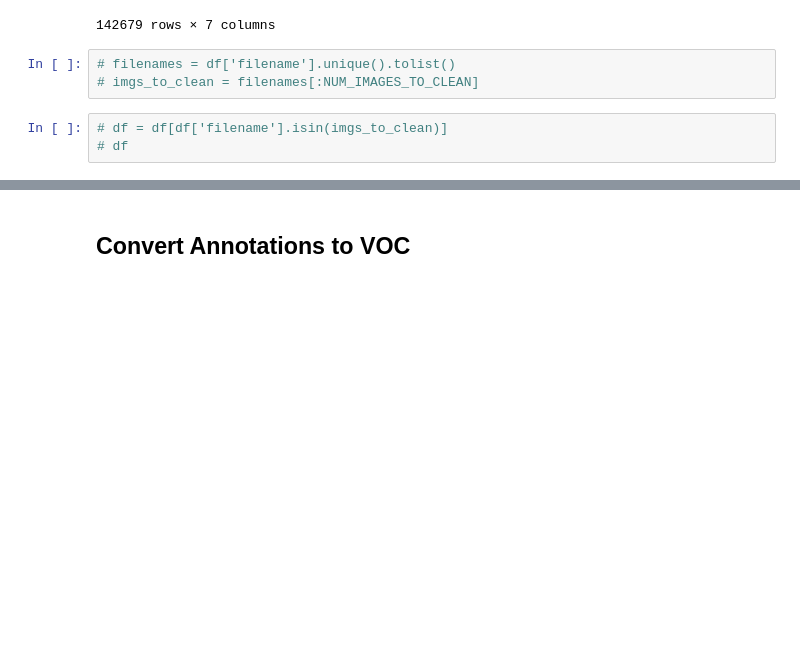
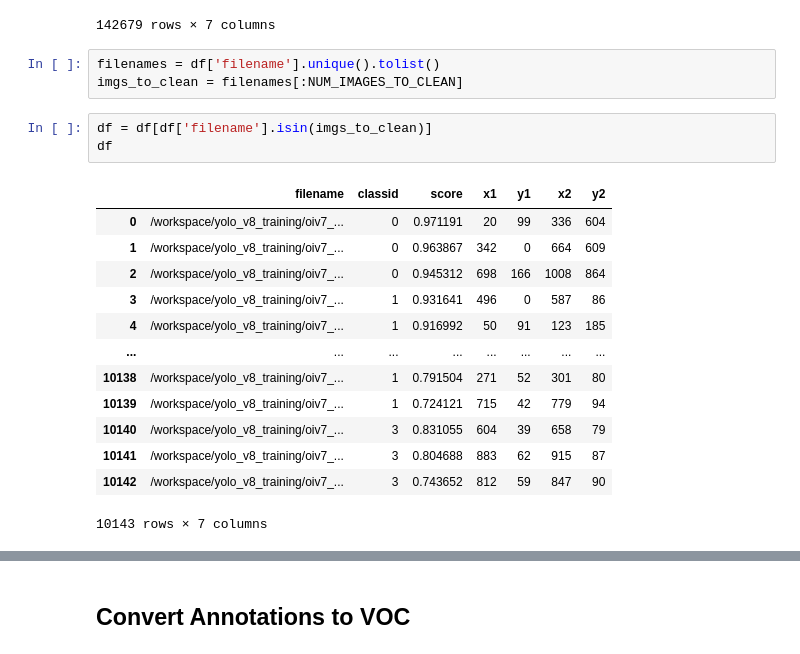
Before and after one commit to dnth/data-flywheel, a Jupyter notebook: notebooks/objectlab/00_load_data.ipynb, the cells around one changed output, grey strips where cells are left out. Drawn from its saved outputs; the diff is of its cells as text; blank space fills up the shorter version.

```diff
--- a/notebooks/objectlab/00_load_data.ipynb
+++ b/notebooks/objectlab/00_load_data.ipynb
@@ -28,11 +28,25 @@ df
 | 142678 | /workspace/yolo_v8_training/oiv7_... | 3 | 0.447754 | 232 | 472 | 249 | 493 |
 142679 rows × 7 columns
 # %%
-# filenames = df['filename'].unique().tolist()
-# imgs_to_clean = filenames[:NUM_IMAGES_TO_CLEAN]
+filenames = df['filename'].unique().tolist()
+imgs_to_clean = filenames[:NUM_IMAGES_TO_CLEAN]
 # %%
-# df = df[df['filename'].isin(imgs_to_clean)]
-# df
+df = df[df['filename'].isin(imgs_to_clean)]
+df
+# %% [output]
+|  | filename | classid | score | x1 | y1 | x2 | y2 |
+| 0 | /workspace/yolo_v8_training/oiv7_... | 0 | 0.971191 | 20 | 99 | 336 | 604 |
+| 1 | /workspace/yolo_v8_training/oiv7_... | 0 | 0.963867 | 342 | 0 | 664 | 609 |
+| 2 | /workspace/yolo_v8_training/oiv7_... | 0 | 0.945312 | 698 | 166 | 1008 | 864 |
+| 3 | /workspace/yolo_v8_training/oiv7_... | 1 | 0.931641 | 496 | 0 | 587 | 86 |
+| 4 | /workspace/yolo_v8_training/oiv7_... | 1 | 0.916992 | 50 | 91 | 123 | 185 |
+| ... | ... | ... | ... | ... | ... | ... | ... |
+| 10138 | /workspace/yolo_v8_training/oiv7_... | 1 | 0.791504 | 271 | 52 | 301 | 80 |
+| 10139 | /workspace/yolo_v8_training/oiv7_... | 1 | 0.724121 | 715 | 42 | 779 | 94 |
+| 10140 | /workspace/yolo_v8_training/oiv7_... | 3 | 0.831055 | 604 | 39 | 658 | 79 |
+| 10141 | /workspace/yolo_v8_training/oiv7_... | 3 | 0.804688 | 883 | 62 | 915 | 87 |
+| 10142 | /workspace/yolo_v8_training/oiv7_... | 3 | 0.743652 | 812 | 59 | 847 | 90 |
+10143 rows × 7 columns
 # %%
 # Create the mapping dictionary
 label_map = {0: 'person', 1: 'head', 2: 'hand', 3: 'face'}
```
Also changed, not shown: parts of 6 cells of this notebook.
